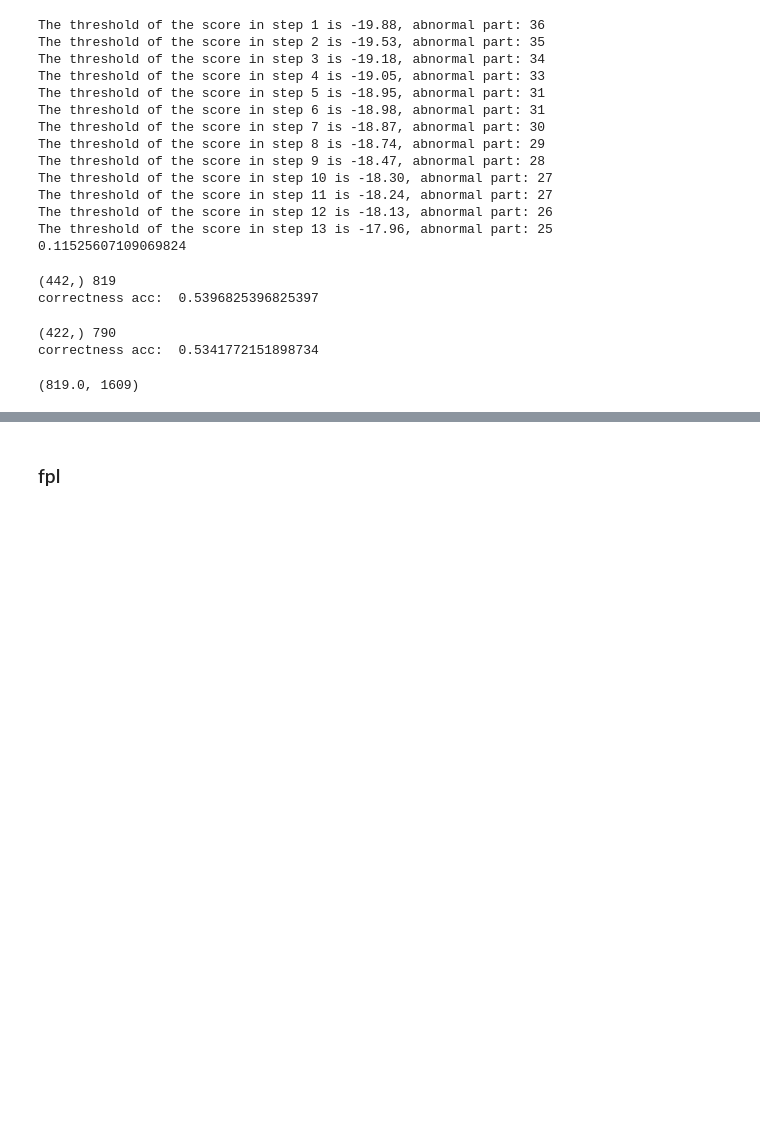
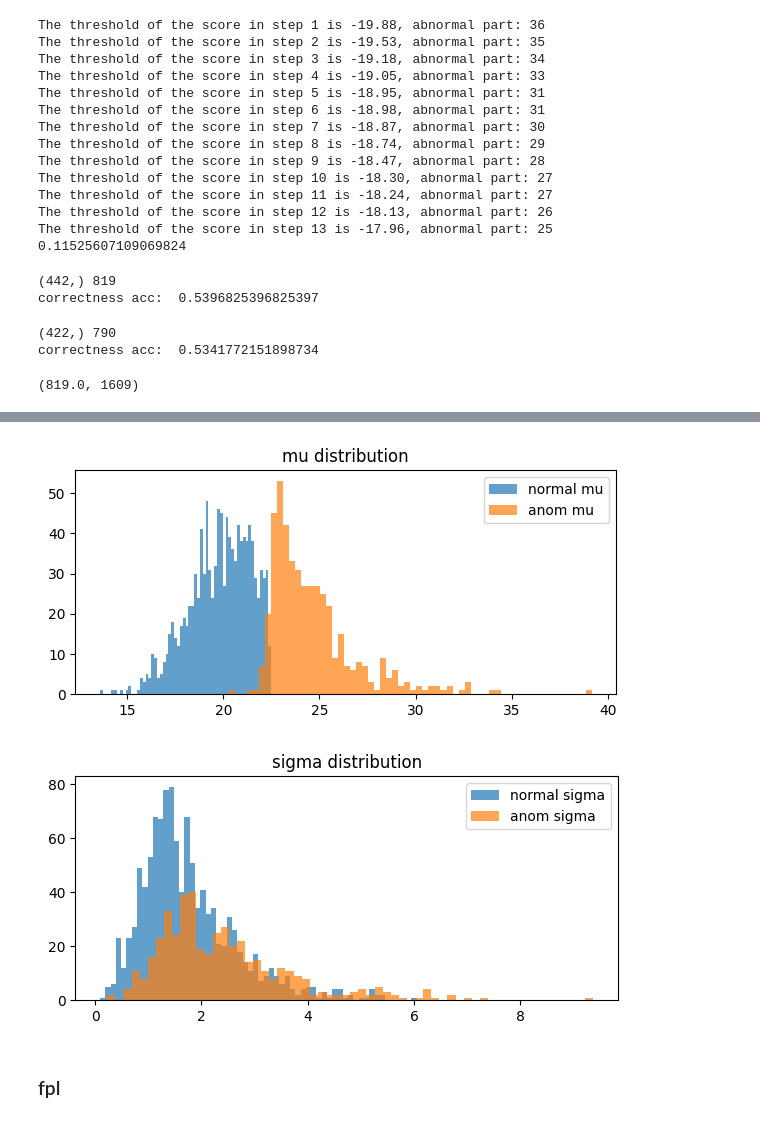
Before and after one commit to deepvad-team/video-anomaly-detection, a Jupyter notebook: notebooks/Unsupervised_PL_C2FPL.ipynb, the cells around one changed output, grey strips where cells are left out. Drawn from its saved outputs; the diff is of its cells as text; code cells hidden in the pictures; blank space fills up the shorter version.

```diff
--- a/notebooks/Unsupervised_PL_C2FPL.ipynb
+++ b/notebooks/Unsupervised_PL_C2FPL.ipynb
@@ -292,3 +353,16 @@ recall: 0.5400739827373613
+# %%
+plt.figure(figsize=(6,3))
+plt.hist(X[y==0,0], bins=60, alpha=0.7, label="normal mu")
+plt.hist(X[y==1,0], bins=60, alpha=0.7, label="anom mu")
+plt.title("mu distribution"); plt.legend(); plt.tight_layout(); plt.show()
+
+plt.figure(figsize=(6,3))
+plt.hist(X[y==0,1], bins=60, alpha=0.7, label="normal sigma")
+plt.hist(X[y==1,1], bins=60, alpha=0.7, label="anom sigma")
+plt.title("sigma distribution"); plt.legend(); plt.tight_layout(); plt.show()
+# %% [output]
+[figure, added]
+[figure, added]
 # %% [markdown]
 ### fpl
 # %%
```
Also changed, not shown: parts of 27 cells of this notebook, 9 other files.
